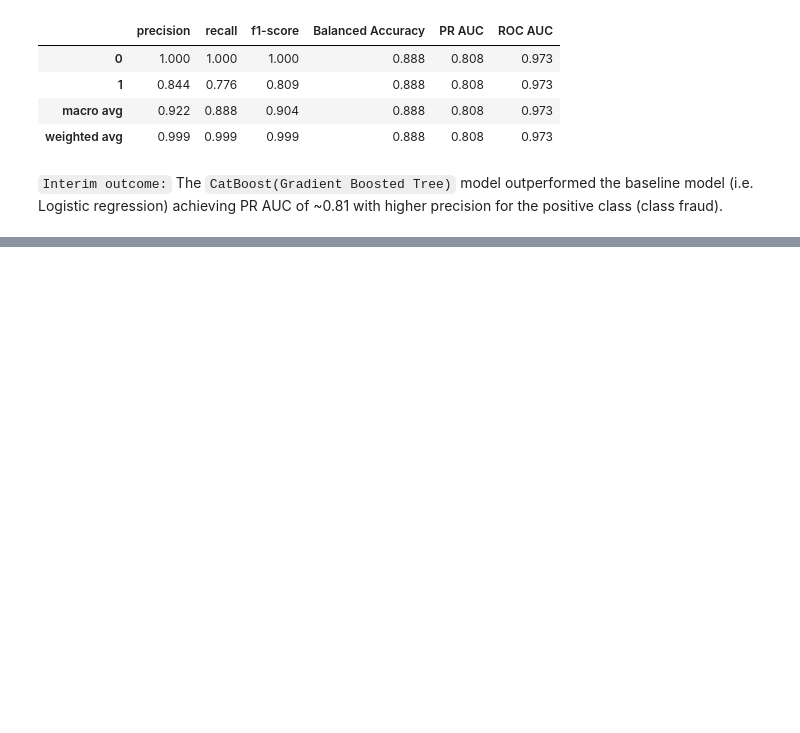
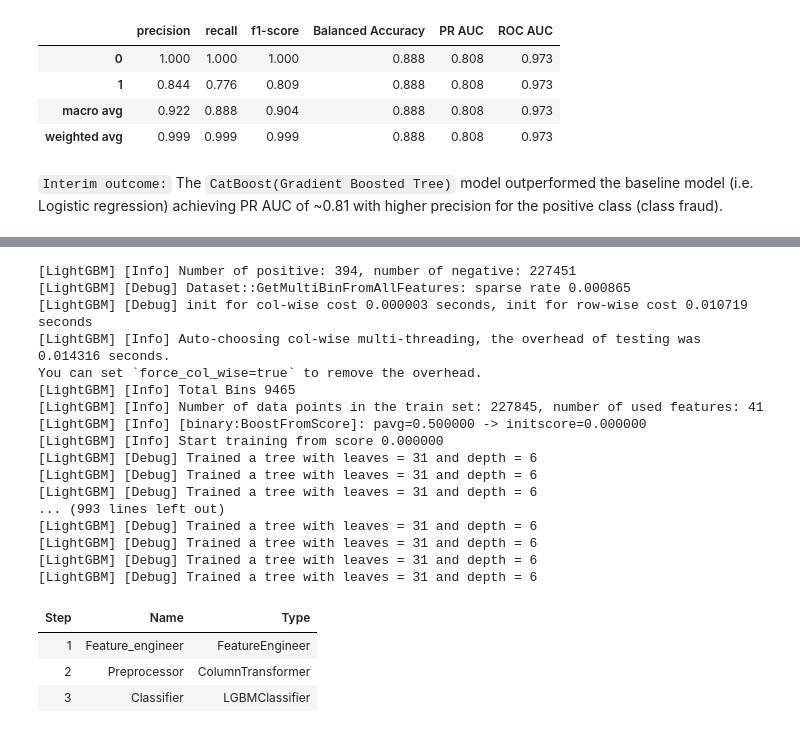
Before and after one commit to muhannad-imam/fraud-risk-modeling, a Jupyter notebook: notebooks/04_modeling.ipynb, the cells around one changed output, grey strips where cells are left out. Cells and saved outputs as stored; diff of their text form; code cells hidden in the pictures; blank space fills up the shorter version.

```diff
--- a/notebooks/04_modeling.ipynb
+++ b/notebooks/04_modeling.ipynb
@@ -193,0 +198,57 @@ The `CatBoost(Gradient Boosted Tree)` model outperformed the baseline model (i.e
+# %%
+from lightgbm import LGBMClassifier
+from sklearn.preprocessing import OneHotEncoder
+from sklearn.compose import ColumnTransformer
+
+categorical_features = ['Time_segment']
+
+# encode categorical features
+preprocessor = ColumnTransformer([
+    ("cat", OneHotEncoder(handle_unknown="ignore"), categorical_features)
+], remainder="passthrough")  # keep numeric features as they are
+
+lightgbm_model = Pipeline([
+    ("Feature_engineer", FeatureEngineer()),
+    ("Preprocessor", preprocessor),
+    ("Classifier", LGBMClassifier(
+        n_estimators=1000,
+        class_weight="balanced", # handles class imbalance
+        learning_rate=0.01,
+        max_depth=6,
+        random_state=3479,
+        verbose=10
+    ))
+])
+
+lightgbm_model.fit(X_train, y_train)
+
+# Convert pipeline steps to a Pandas DataFrame
+pipeline_df = pd.DataFrame(
+    [(i+1, name, type(step).__name__) for i, (name, step) in enumerate(lightgbm_model.steps)],
+    columns=['Step', 'Name', 'Type']
+)
+
+pipeline_df.style.hide(axis="index")
+# Display without the DataFrame index
+# %% [output]
+[LightGBM] [Info] Number of positive: 394, number of negative: 227451
+[LightGBM] [Debug] Dataset::GetMultiBinFromAllFeatures: sparse rate 0.000865
+[LightGBM] [Debug] init for col-wise cost 0.000003 seconds, init for row-wise cost 0.010719 seconds
+[LightGBM] [Info] Auto-choosing col-wise multi-threading, the overhead of testing was 0.014316 seconds.
+You can set `force_col_wise=true` to remove the overhead.
+[LightGBM] [Info] Total Bins 9465
+[LightGBM] [Info] Number of data points in the train set: 227845, number of used features: 41
+[LightGBM] [Info] [binary:BoostFromScore]: pavg=0.500000 -> initscore=0.000000
+[LightGBM] [Info] Start training from score 0.000000
+[LightGBM] [Debug] Trained a tree with leaves = 31 and depth = 6
+[LightGBM] [Debug] Trained a tree with leaves = 31 and depth = 6
+[LightGBM] [Debug] Trained a tree with leaves = 31 and depth = 6
+... (993 lines left out)
+[LightGBM] [Debug] Trained a tree with leaves = 31 and depth = 6
+[LightGBM] [Debug] Trained a tree with leaves = 31 and depth = 6
+[LightGBM] [Debug] Trained a tree with leaves = 31 and depth = 6
+[LightGBM] [Debug] Trained a tree with leaves = 31 and depth = 6
+| Step | Name | Type |
+| 1 | Feature_engineer | FeatureEngineer |
+| 2 | Preprocessor | ColumnTransformer |
+| 3 | Classifier | LGBMClassifier |
```
Also changed, not shown: parts of 5 cells of this notebook.
